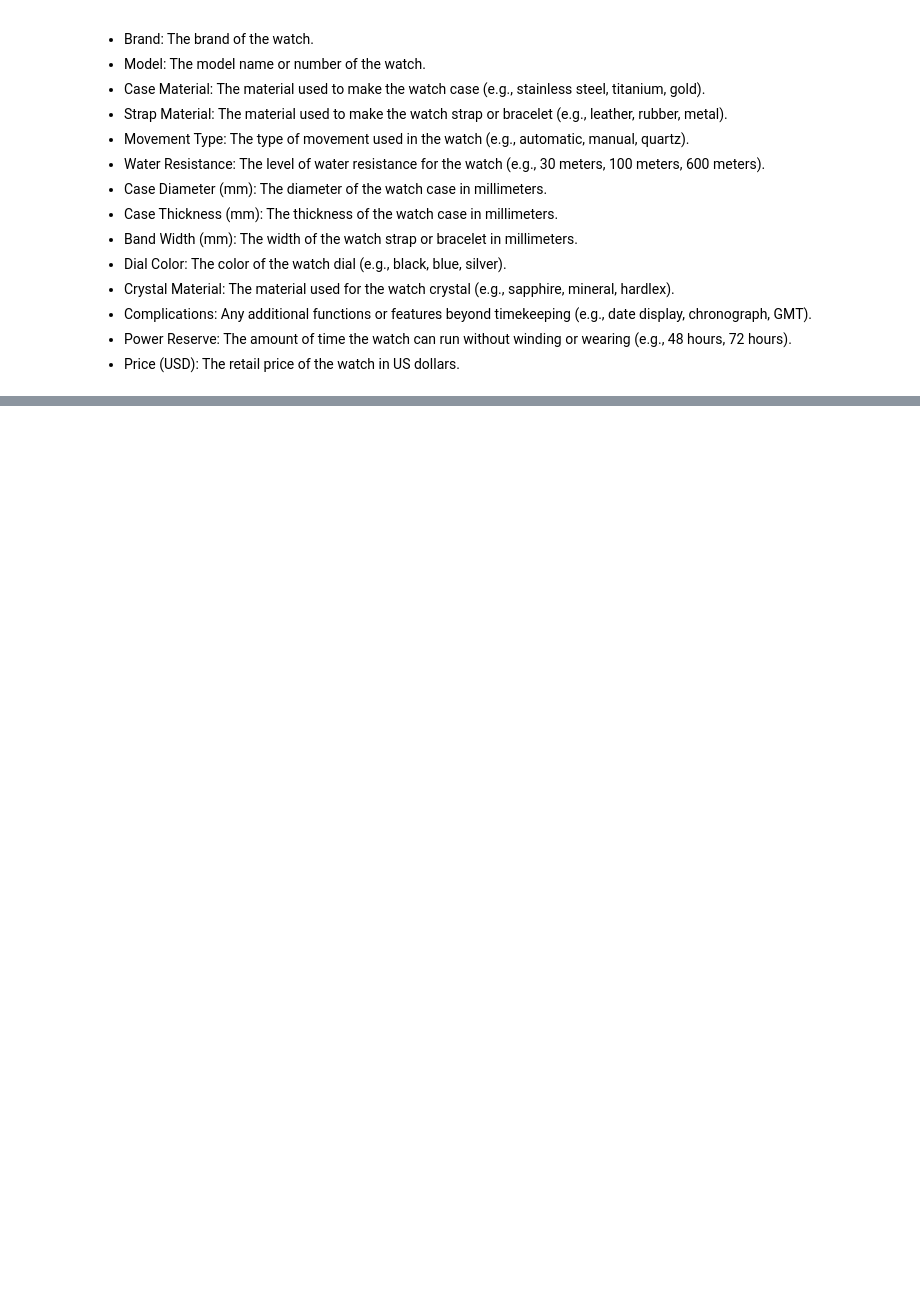
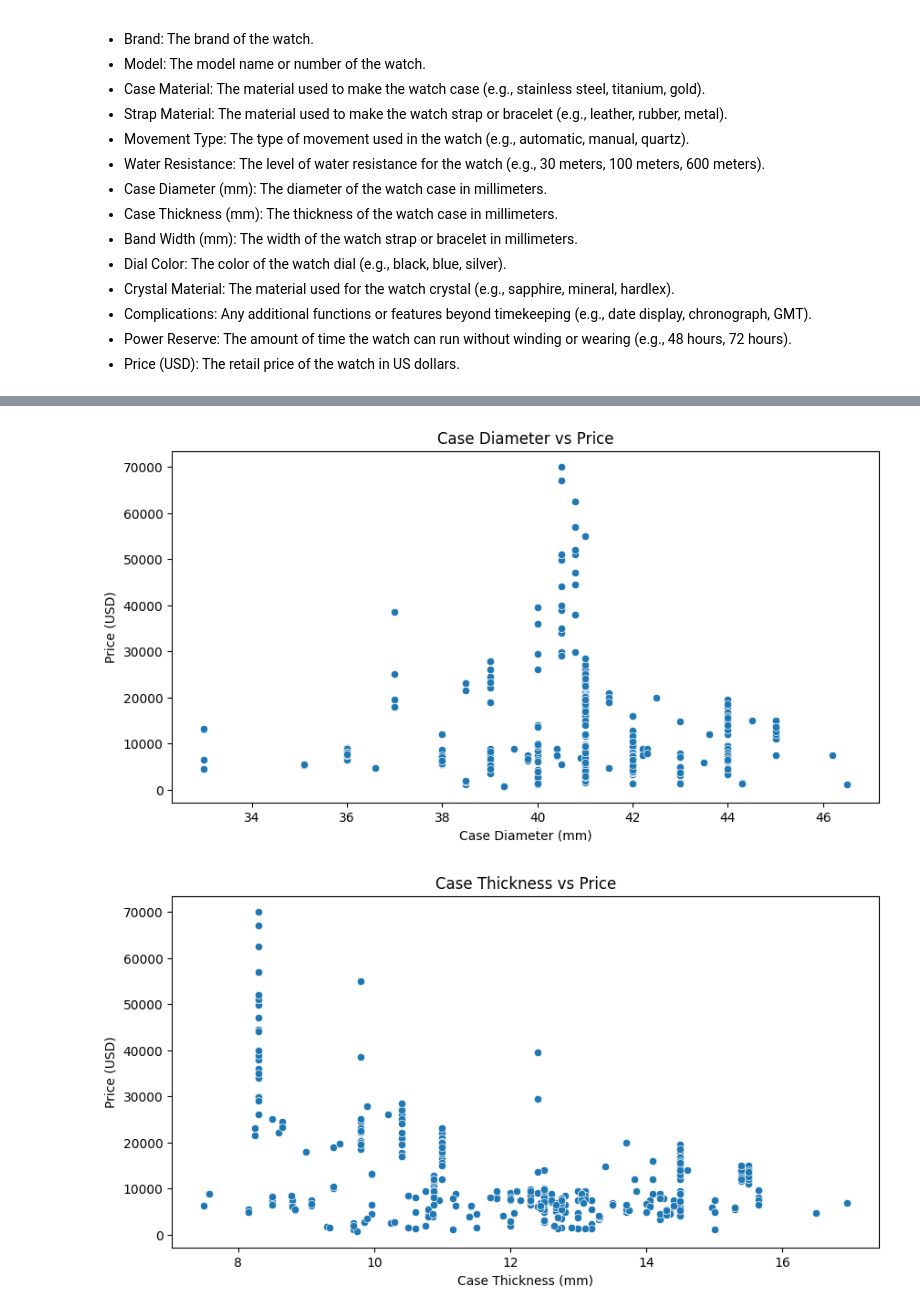
Before and after one commit to theredsilva/esame_fistic24, a Jupyter notebook: luxury-watches-price.ipynb, the cells around one changed output, grey strips where cells are left out. Cells and saved outputs as stored; diff of their text form; code cells hidden in the pictures; blank space fills up the shorter version.

```diff
--- a/luxury-watches-price.ipynb
+++ b/luxury-watches-price.ipynb
@@ -31,0 +107,21 @@ Luxurywatch.csv.1   100%[===================>]  59.53K   346KB/s    in 0.2s
+# %%
+#scatterplot su features e target che mi interessano
+
+
+plt.figure(figsize=(10, 5))
+sns.scatterplot(x='Case Diameter (mm)', y='Price (USD)', data=df)
+plt.title('Case Diameter vs Price')
+plt.show()
+
+plt.figure(figsize=(10, 5))
+sns.scatterplot(x='Case Thickness (mm)', y='Price (USD)', data=df)
+plt.title('Case Thickness vs Price')
+plt.show()
+
+plt.figure(figsize=(10, 5))
+sns.scatterplot(x='Band Width (mm)', y='Price (USD)', data=df)
+plt.title('Band Width vs Price')
+plt.show()
+# %% [output]
+[figure, added]
+[figure, added]
```
Also changed, not shown: parts of 11 cells of this notebook.
